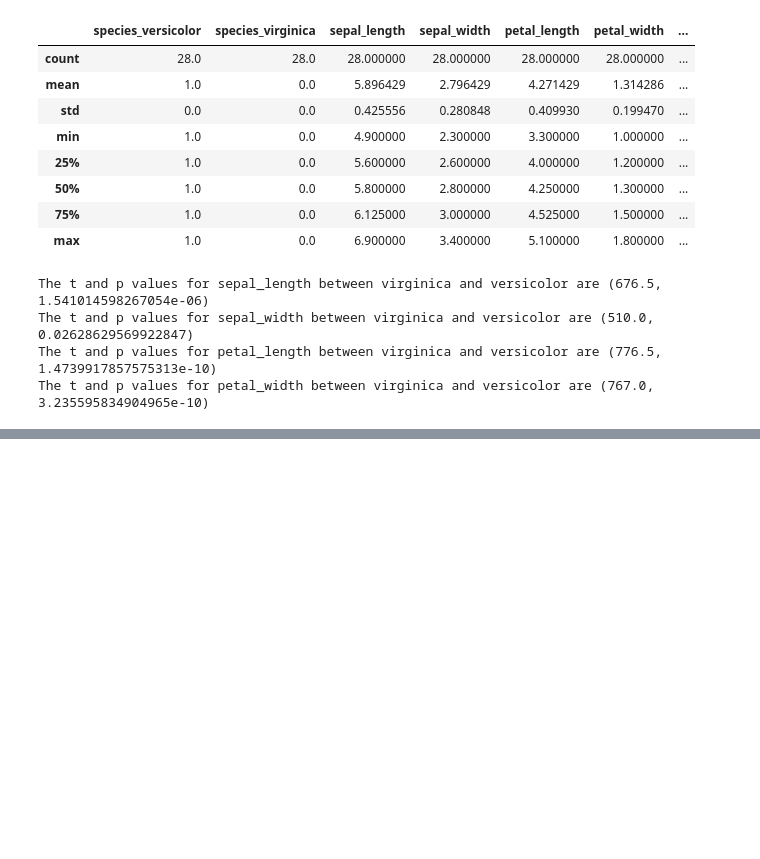
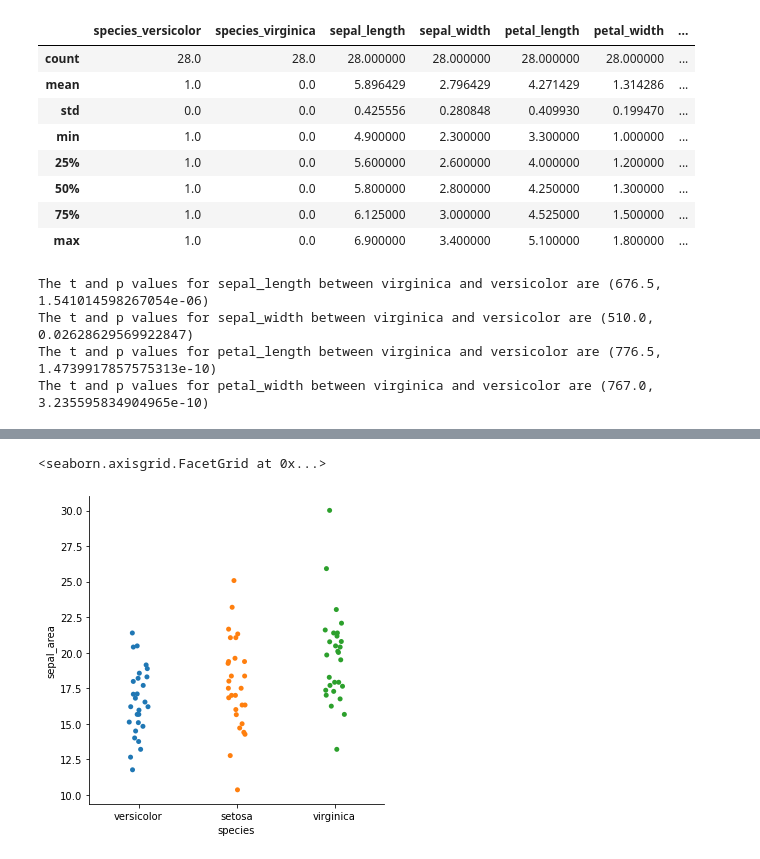
Before and after one commit to javahava1222/classification-exercises, a Jupyter notebook: classification_exercises.ipynb, the cells around one changed output, grey strips where cells are left out. Saved outputs shown, nothing was run; the diff lists cells and outputs as text; code cells hidden in the pictures; blank space fills up the shorter version.

```diff
--- a/classification_exercises.ipynb
+++ b/classification_exercises.ipynb
@@ -859,17 +889,9 @@ The t and p values for petal_width between virginica and versicolor are (767.0,
 # %%
-
-# Multivariate Stats
-
-# Visualize the interaction of each measurement type with the others using a pairplot (or scatter matrix or something similar)
-# and add color to represent species.
-
-# Visualize two numeric variables by means of the species. Hint: sns.relplot with hue or col
-
-# Create a swarmplot using a melted dataframe of all your numeric variables. The x-axis should be the variable name, the y-axis the measure.
-# Add another dimension using color to represent species. Document takeaways from this visualization.
-
 # Ask a specific question of the data, such as: is the sepal area signficantly different in virginica compared to setosa?
 # Answer the question through both a plot and using a mann-whitney or t-test.
 # If you use a t-test, be sure assumptions are met (independence, normality, equal variance).
 
-# Document takeaways and any actions.
+
+#H0 = sepal area is the same between virginica and setosa
+#H1 = sepal area is different between virginica and setosa
+train['sepal_area'] = train.sepal_length * train.sepal_width
@@ -875,0 +911,5 @@ The t and p values for petal_width between virginica and versicolor are (767.0,
+# %%
+sns.catplot(data=train, x='species', y='sepal_area', kind='strip')
+# %% [output]
+<seaborn.axisgrid.FacetGrid at 0x...>
+[figure, added]
```
Also changed, not shown: parts of 10 cells of this notebook, 1 other file.
